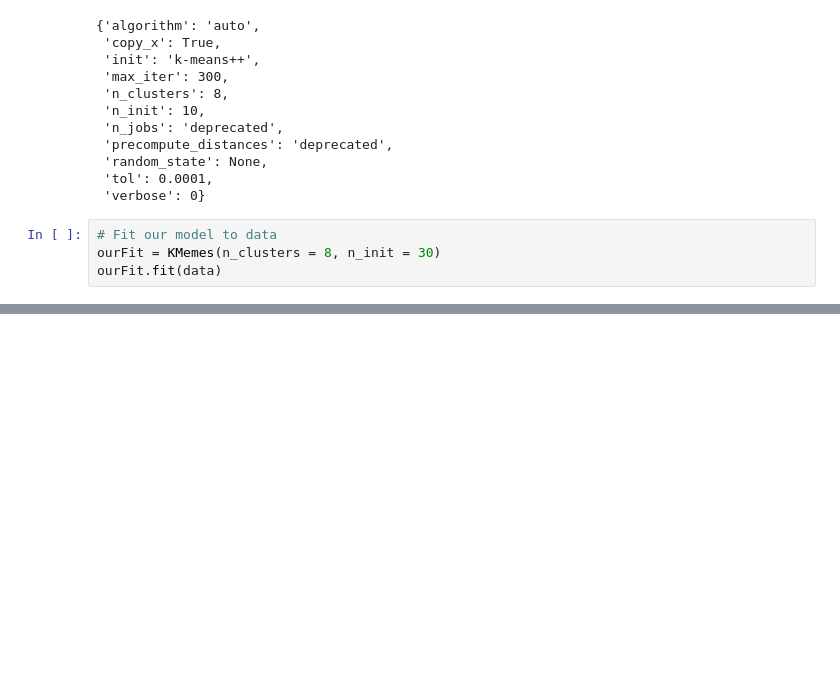
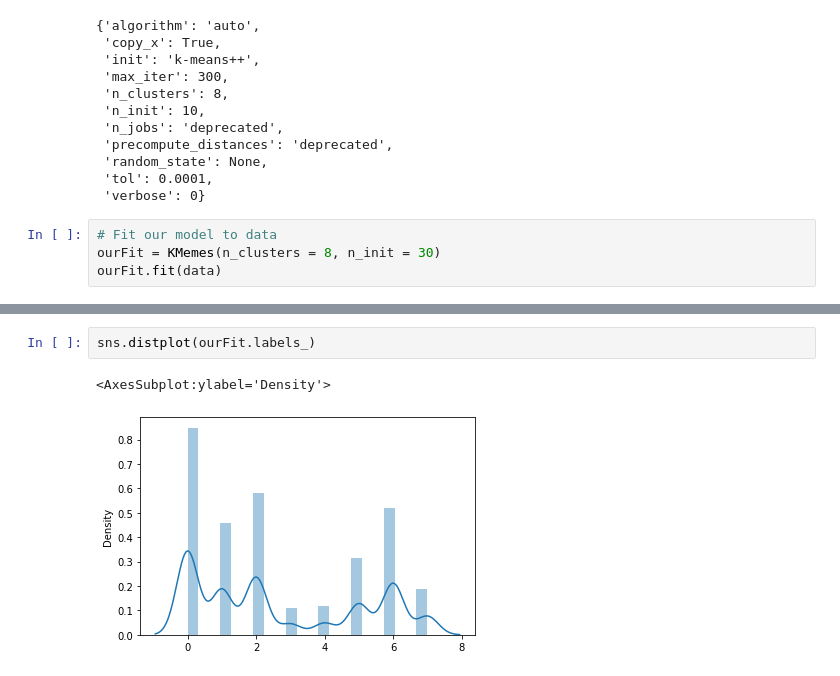
Before and after one commit to mycoalchen/KMeansProject, a Jupyter notebook: simple.ipynb, the cells around one changed output, grey strips where cells are left out. Drawn from its saved outputs; the diff is of its cells as text; blank space fills up the shorter version.

```diff
--- a/simple.ipynb
+++ b/simple.ipynb
@@ -257,0 +261,5 @@ print(ourFit.centroids)
+# %%
+sns.distplot(ourFit.labels_)
+# %% [output]
+<AxesSubplot:ylabel='Density'>
+[figure, added]
```
Also changed, not shown: parts of 7 cells of this notebook.
